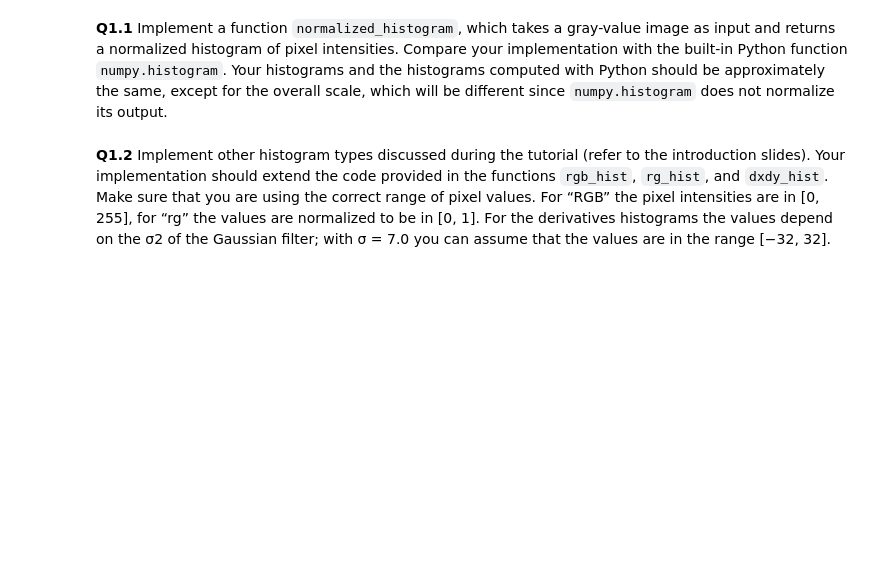
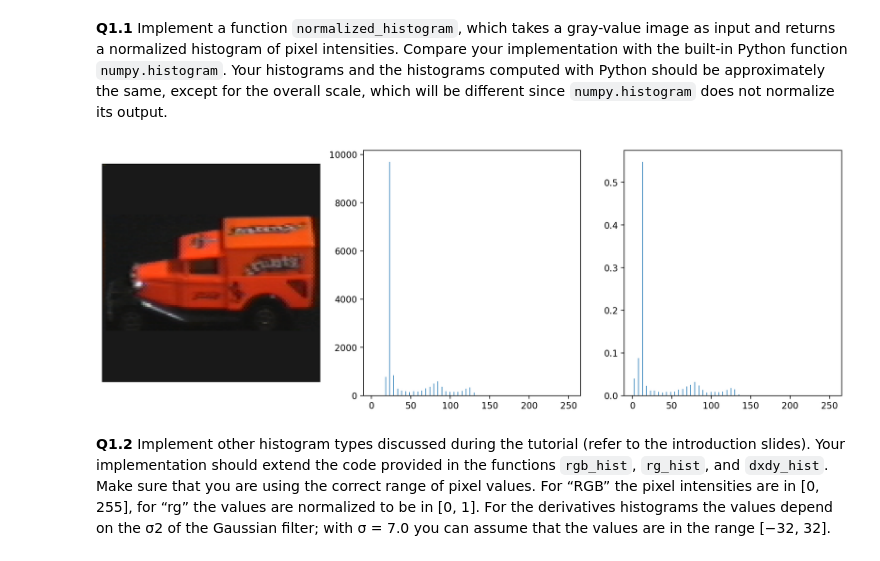
Before and after one commit to nimadindar/HLCV, a Jupyter notebook: assignment1/exercise-1-Part1.ipynb, the cells around one changed output. Saved outputs shown, nothing was run; the diff lists cells and outputs as text; code cells hidden in the pictures; blank space fills up the shorter version.

```diff
--- a/assignment1/exercise-1-Part1.ipynb
+++ b/assignment1/exercise-1-Part1.ipynb
@@ -180,33 +213,60 @@ run_one_img('./data/exercise-1/graf.png')
 **Q1.1** Implement a function `normalized_histogram`, which takes a gray-value image as input and returns a normalized histogram of pixel intensities. Compare your implementation with the built-in Python function `numpy.histogram`. Your histograms and the histograms computed with Python should be approximately the same, except for the overall scale, which will be different since `numpy.histogram` does not normalize its output.
 # %%
 def normalized_histogram(img_gray, num_bins):
+    """
+    Implementation of Normalized Histogram for a gray scale image.
+
+    args:
+        img_gray: gray scale image
+        num_bins: number of bins for the formation of histogram
+    output:
+        (hists, bins): returns combination of count of intensity value for each bin
+    """
     assert len(img_gray.shape) == 2, 'image dimension mismatch'
     assert img_gray.dtype == 'float', 'incorrect image type'
 
-    ######## TODO ##################################
-    # Note that a `Normalized` histogram is a histogram where the bins themselves are free in range,
-    # but the integral of histogram (sum of all the values in the bins) sums up to 1.
+    pixels = img_gray.flatten()
 
-    ################################################
+    min_intensity = np.min(pixels)
+    max_intensity = np.max(pixels)
+
+    bins = np.linspace(0, 255, num_bins + 1)
+
+    hists = np.zeros(num_bins, dtype='float')
+    bin_width = (max_intensity - min_intensity) / num_bins
+
+    for pixel in pixels:
+        if pixel == max_intensity:
+            bin_idx = num_bins - 1
+        else:
+            bin_idx = int((pixel - min_intensity) / bin_width)
+
+        if 0 <= bin_idx < num_bins:
+            hists[bin_idx] += 1
+
+    hists = hists / np.sum(hists)
+
     return hists, bins
 
 ### The following code is used for evaluation.
 
 img_color = np.array(Image.open('./data/exercise-1/model/obj100__0.png'))
 img_gray = rgb2gray(img_color.astype('double'))
 
 fig, axes = plt.subplots(1, 3, figsize=(15, 5), dpi=200)
 
 axes[0].imshow(img_color)
 axes[0].set_xticks([]);axes[0].set_yticks([]);
 
 num_bins_gray = 50
 hist_gray1, bin_gray1 = hist(img_gray.reshape(img_gray.size), num_bins_gray,(0,255))
 axes[1].bar((bin_gray1[0:-1] + bin_gray1[1:])/2, hist_gray1)
 
 hist_gray2, bin_gray2 = normalized_histogram(img_gray, num_bins_gray)
 axes[2].bar((bin_gray2[0:-1] + bin_gray2[1:])/2, hist_gray2)
 plt.show()
+# %% [output]
+[figure, added]
 # %% [markdown]
 **Q1.2** Implement other histogram types discussed during the tutorial (refer to the introduction slides). Your implementation should extend the code provided in the functions `rgb_hist`, `rg_hist`, and `dxdy_hist`. Make sure that you are using the correct range of pixel values. For “RGB” the pixel intensities are in \[0, 255\], for “rg” the values are normalized to be in \[0, 1\]. For the derivatives histograms the values depend on the σ2 of the Gaussian filter; with σ = 7.0 you can assume that the values are in the range \[−32, 32\].
 # %%
```
Also changed, not shown: parts of 9 cells of this notebook.
